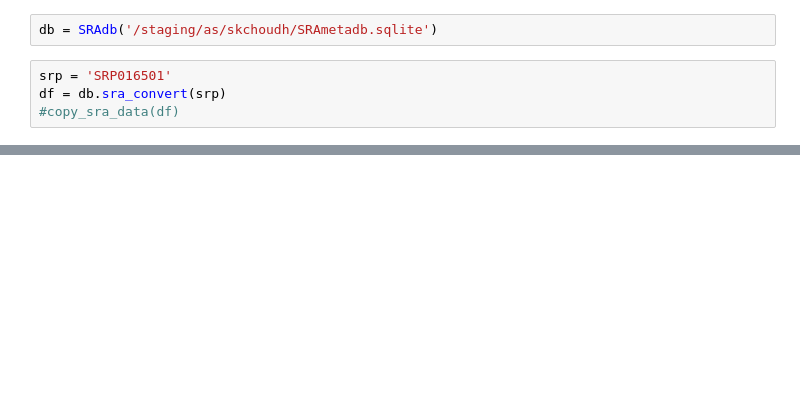
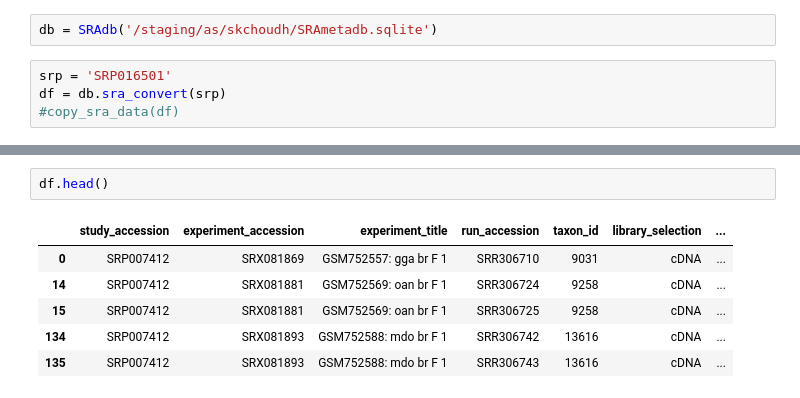
Before and after one commit to saketkc/EE-546-project, a Jupyter notebook: notebooks/08.SRA-parser.ipynb, the cells around one changed output, grey strips where cells are left out. Cells and saved outputs as stored; diff of their text form; blank space fills up the shorter version.

```diff
--- a/notebooks/08.SRA-parser.ipynb
+++ b/notebooks/08.SRA-parser.ipynb
@@ -20 +464,10 @@ df = db.sra_convert(srp)
+# %%
+df.head()
+# %% [output]
+|  | study_accession | experiment_accession | experiment_title | run_accession | taxon_id | library_selection | ... |
+| 0 | SRP007412 | SRX081869 | GSM752557: gga br F 1 | SRR306710 | 9031 | cDNA | ... |
+| 14 | SRP007412 | SRX081881 | GSM752569: oan br F 1 | SRR306724 | 9258 | cDNA | ... |
+| 15 | SRP007412 | SRX081881 | GSM752569: oan br F 1 | SRR306725 | 9258 | cDNA | ... |
+| 134 | SRP007412 | SRX081893 | GSM752588: mdo br F 1 | SRR306742 | 13616 | cDNA | ... |
+| 135 | SRP007412 | SRX081893 | GSM752588: mdo br F 1 | SRR306743 | 13616 | cDNA | ... |
 # %%
```
Also changed, not shown: parts of 21 cells of this notebook, 2 other files.
